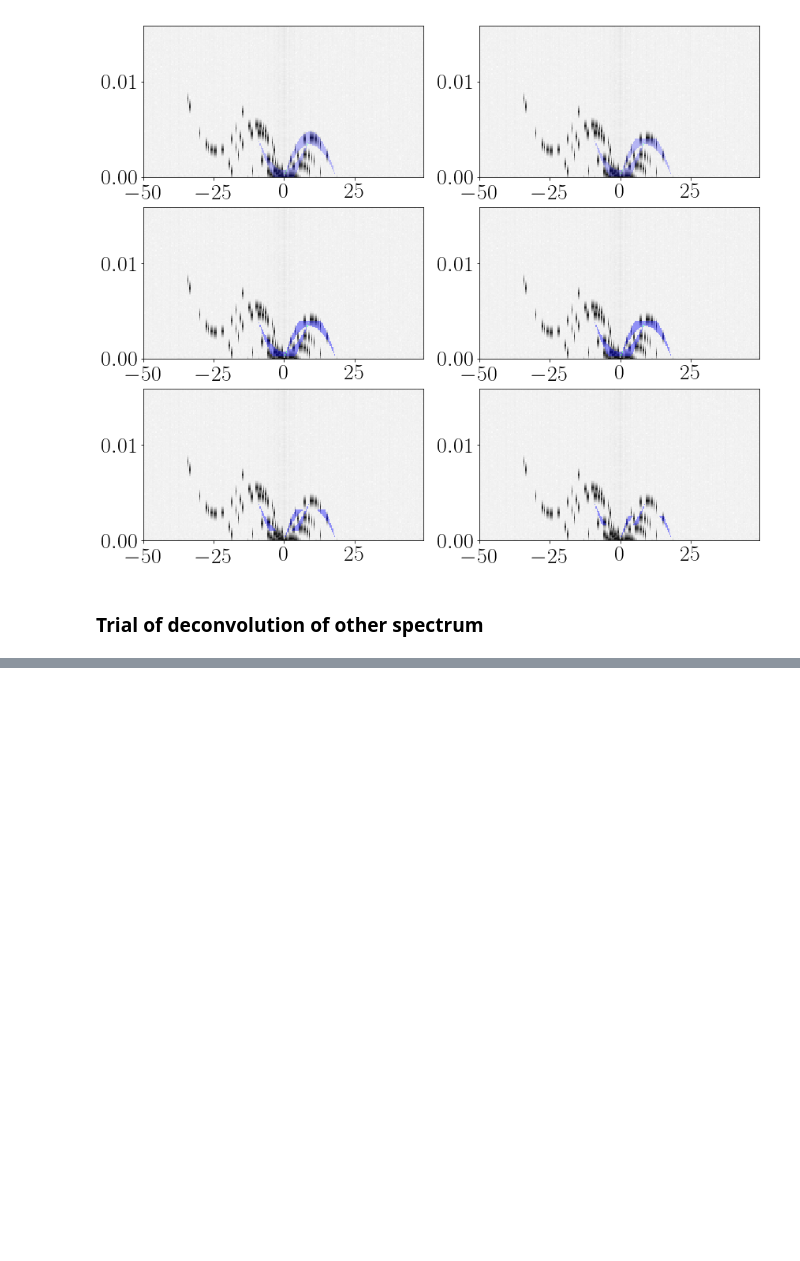
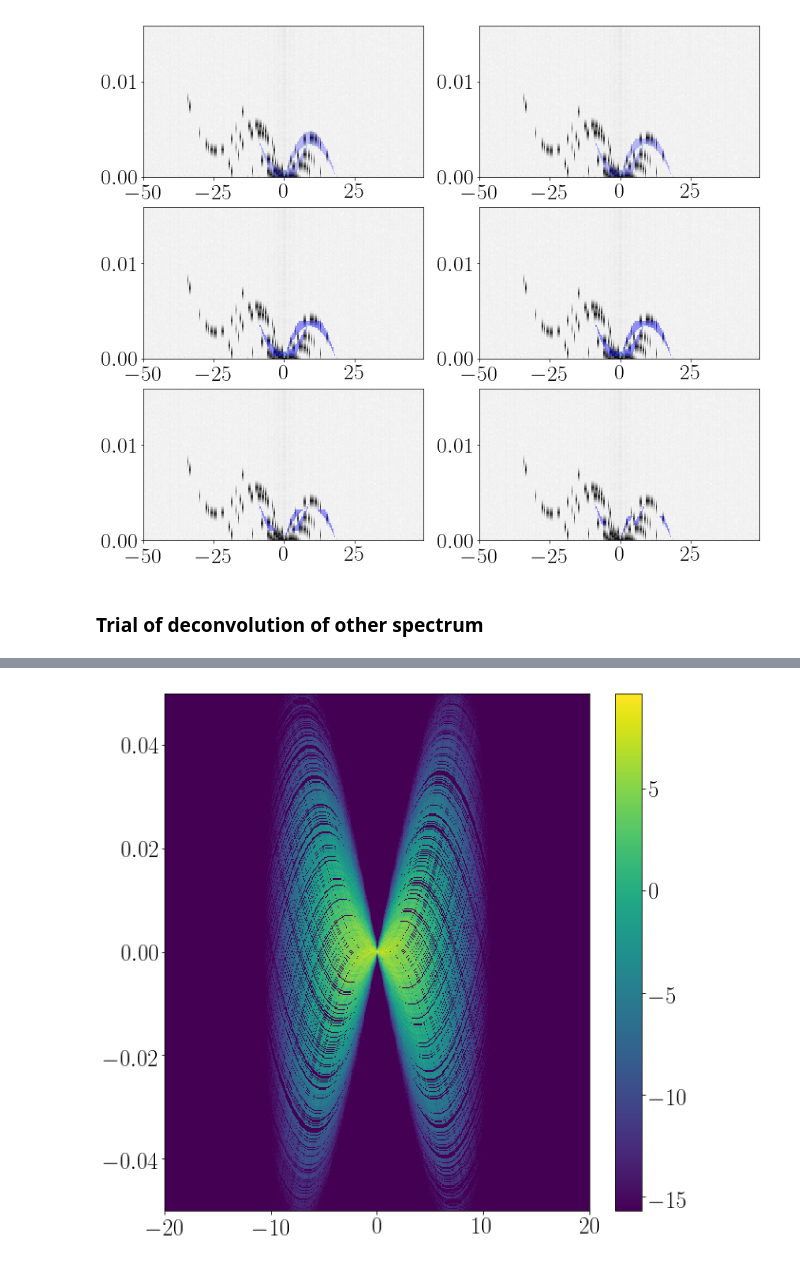
Before and after one commit to bdesy/b0834, a Jupyter notebook: notebooks/18_simulated_data.ipynb, the cells around one changed output, grey strips where cells are left out. Cells and saved outputs as stored; diff of their text form; code cells hidden in the pictures; blank space fills up the shorter version.

```diff
--- a/notebooks/18_simulated_data.ipynb
+++ b/notebooks/18_simulated_data.ipynb
@@ -685,0 +694,15 @@ plt.show()
+# %%
+other_cs = fftshift(fft2(other_ds))
+other_ss = other_cs*np.conj(other_cs)
+# %%
+delay = np.linspace(-0.05, 0.05, 512)
+doppler = np.linspace(-20, 20, 512)
+
+fig=plt.figure(figsize=(10, 10))
+plt.imshow(np.log10(np.absolute(other_ss)+np.finfo(float).eps),
+           origin='lower', aspect='auto',
+           extent=[doppler[0], doppler[-1], delay[0], delay[-1]])
+plt.colorbar()
+plt.show()
+# %% [output]
+[figure, added]
```
Also changed, not shown: parts of 8 cells of this notebook.
